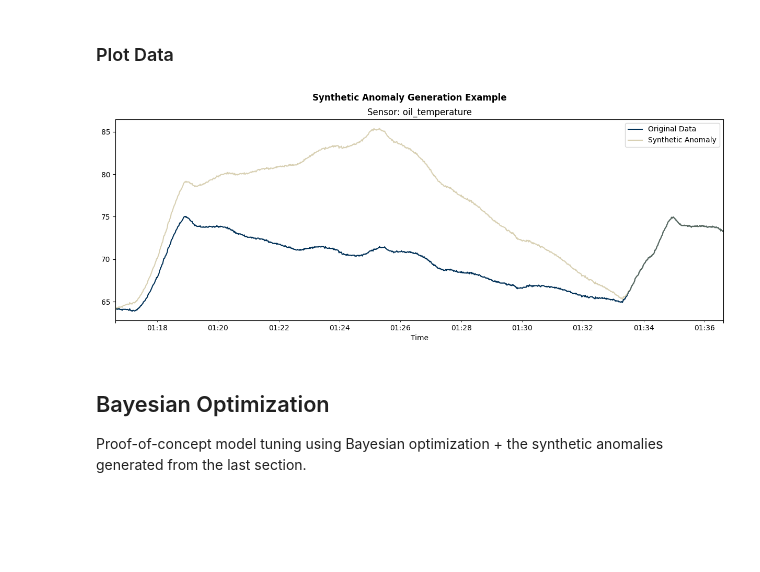
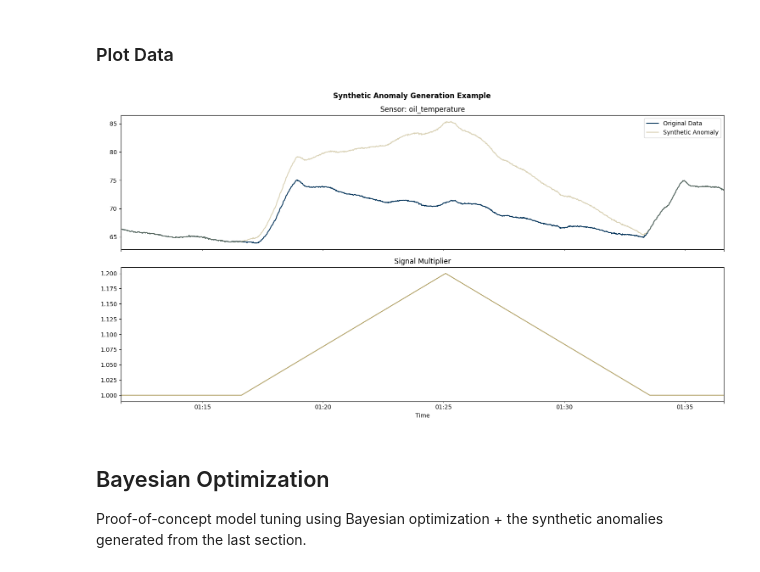
Before and after one commit to tungtngyn/practicum, a Jupyter notebook: 02_unsupervised_model_tuning.ipynb, the cells around one changed output. Drawn from its saved outputs; the diff is of its cells as text; code cells hidden in the pictures; blank space fills up the shorter version.

Commit message:
Update synthetic anomaly generation plot

```diff
--- a/02_unsupervised_model_tuning.ipynb
+++ b/02_unsupervised_model_tuning.ipynb
@@ -218,31 +218,46 @@ print(f'~{(df.multiplier > 1).sum()/df.shape[0]:.2%} of data points')
 # %% [markdown]
 ### Plot Data
 # %%
-plot_df = df[df.row_id >= df[df.multiplier > 1].iloc[0].row_id].head(20*60).copy(deep=True)
+fig, axes = plt.subplots(2, 1, figsize=(15, 8), sharex=True)
+
+# Data
+plot_df = df[df.row_id >= df[df.multiplier > 1].iloc[0].row_id - 5*60].head(25*60).copy(deep=True)
 plot_df['oil_temperature_synthetic'] = plot_df['multiplier']*plot_df['oil_temperature']
 
-ax = plot_df.plot(
+plot_df.plot(
     x='ts',
     y=['oil_temperature', 'oil_temperature_synthetic'],
-    figsize=(15, 5),
     color=['#003057', '#B3A369'],
-    legend=False
+    legend=False,
+    ax=axes[0]
 );
-ax.set_title('Sensor: oil_temperature')
-ax.set_xlabel('Time')
+axes[0].set_title('Sensor: oil_temperature')
+axes[0].set_xlabel('Time')
 
-for line, alpha in zip(ax.lines, [1., 0.5]):
+for line, alpha in zip(axes[0].lines, [1., 0.5]):
     line.set_alpha(alpha)
 
-ax.legend()
-handles, labels = ax.get_legend_handles_labels()
+axes[0].legend()
+handles, labels = axes[0].get_legend_handles_labels()
 labels = ['Original Data', 'Synthetic Anomaly']
-ax.legend(handles, labels)
+axes[0].legend(handles, labels)
+
+# Multiplier
+plot_df.plot(
+    x='ts',
+    y='multiplier',
+    ax=axes[1],
+    color='#B3A369',
+    legend=False
+)
+axes[1].set_title('Signal Multiplier')
+axes[1].set_xlabel('Time')
 
 plt.suptitle('Synthetic Anomaly Generation Example', fontweight='bold')
+plt.tight_layout()
 plt.show()
 # %% [output]
-[figure, old version]
+[figure, new version]
 # %% [markdown]
 ## Bayesian Optimization
 Proof-of-concept model tuning using Bayesian optimization + the synthetic anomalies generated from the last section.
```
